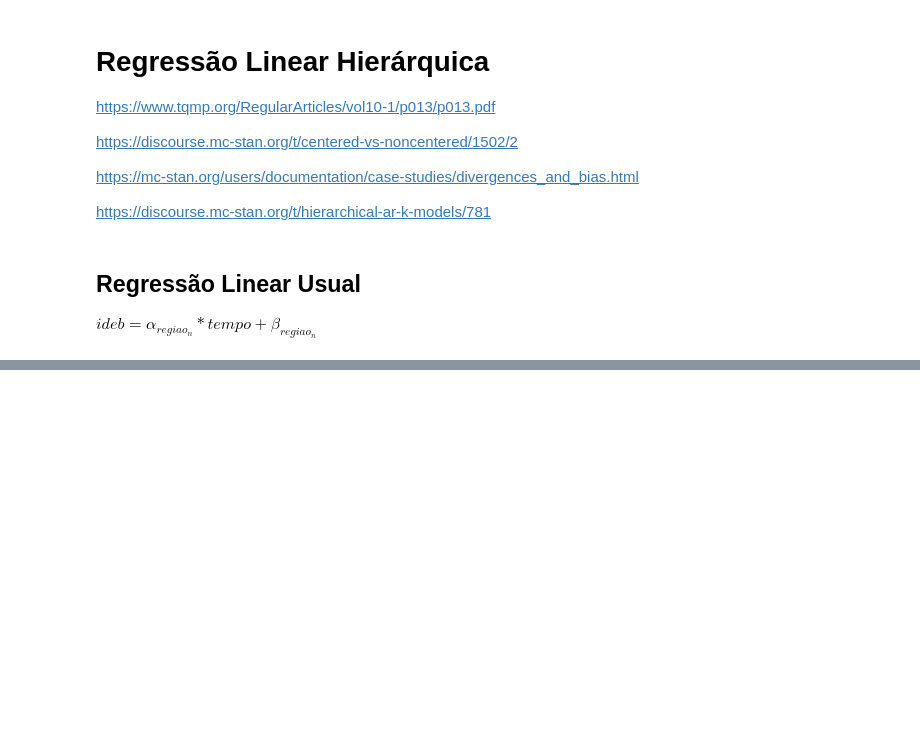
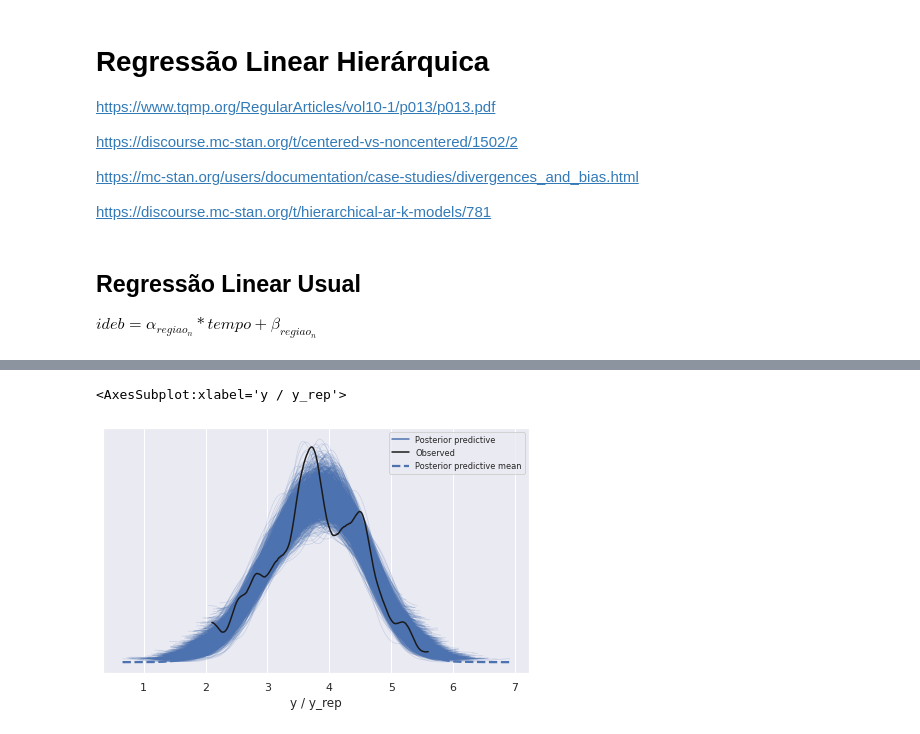
Before and after one commit to luizapozzobon/ia368aa, a Jupyter notebook: notebooks/04_stan.ipynb, the cells around one changed output, grey strips where cells are left out. Saved outputs shown, nothing was run; the diff lists cells and outputs as text; code cells hidden in the pictures; blank space fills up the shorter version.

```diff
--- a/notebooks/04_stan.ipynb
+++ b/notebooks/04_stan.ipynb
@@ -398,0 +604,5 @@ ValueError: array must not contain infs or NaNs
+# %%
+az.plot_ppc(region_hierarchy, data_pairs={'y' : 'y_rep'})
+# %% [output]
+<AxesSubplot:xlabel='y / y_rep'>
+[figure, added]
```
Also changed, not shown: parts of 23 cells of this notebook.
